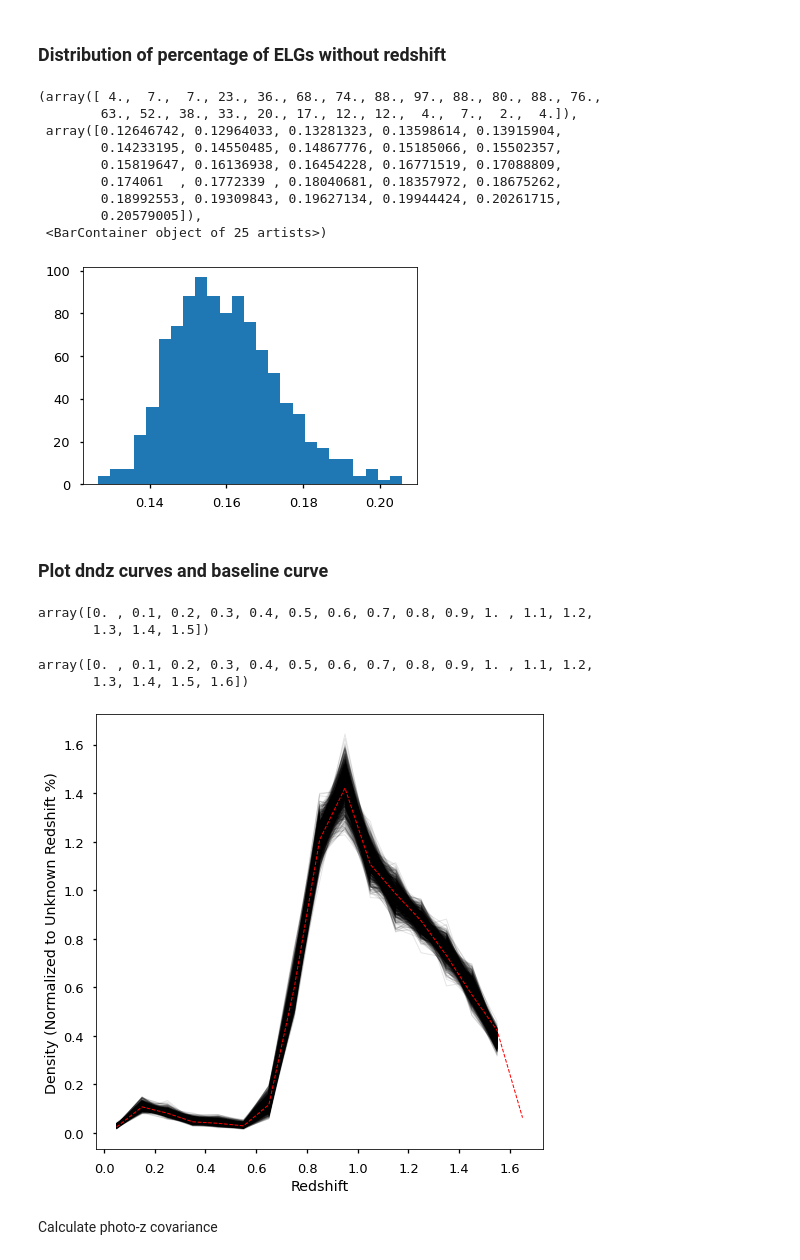
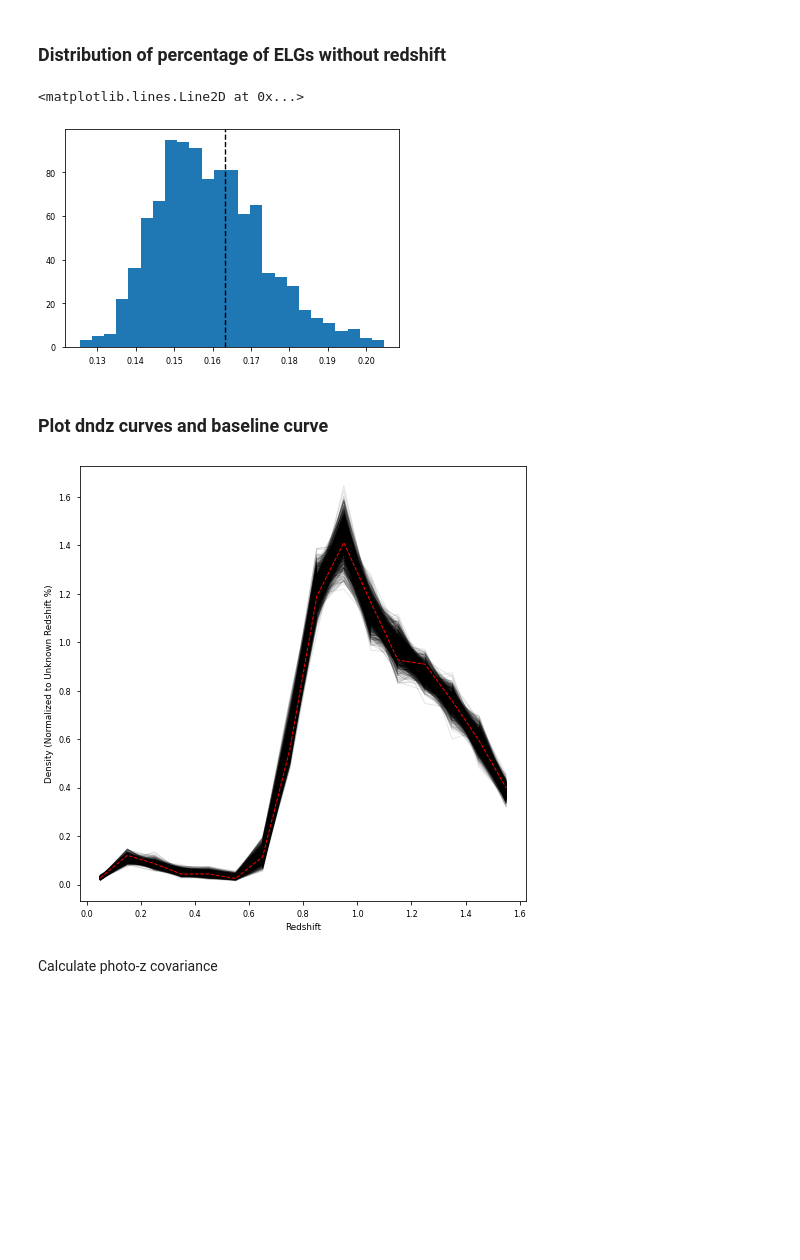
Before and after one commit to tanveerkarim/lselgsXplanck, a Jupyter notebook: notebooks/ELG_selection_and_nz.ipynb, the cells around one changed output. Saved outputs shown, nothing was run; the diff lists cells and outputs as text; code cells hidden in the pictures; blank space fills up the shorter version.

Commit message:
Freeze photo-z analysis

```diff
--- a/notebooks/ELG_selection_and_nz.ipynb
+++ b/notebooks/ELG_selection_and_nz.ipynb
@@ -896,7 +896,7 @@ tst_sz = 4*2
 trn_sz = 16*2
 # %%
 # split indices without replacement into train and test sub-samples.
-rng = np.random.default_rng(202211)
+rng = np.random.default_rng(20221109)
 tmp_tst_rosetteID = rng.choice(idxrange, tst_sz, replace = False)
 tmp_trn_rosetteID = np.setxor1d(idxrange, tmp_tst_rosetteID)
 print(tmp_tst_rosetteID)
@@ -1169,3 +1169,7 @@ decay_const = lambda P0, area : P0/area
 
 # define exponential decay; zr is the rightmost bin defined in the actual hist
 tail_pz = lambda P0, area, z, zr : P0*np.exp(-(P0/area)*(z - zr))
+# %%
+# setup variables for plotting
+bin_mid = tst_2[1][:-1] + np.diff(tst_2[1])/2
+main_bad_percnt = (test_specz == -99).sum()/len(test_specz) # frac of predicted label 1 that are label 2 from the main training in this notebook
@@ -1227,7 +1229,7 @@ bad_percnt = np.zeros(1000)
 count = 0
 for h in range(10):
     #tmparr = np.load("/pscratch/sd/t/tanveerk/photo-z/" + str(h) + "_normed.npy", allow_pickle=True)
-    tmparr = np.load("/global/cscratch1/sd/tanveerk/perlmutter_backup/photo-z/" + str(h) +
+    tmparr = np.load("/pscratch/sd/t/tanveerk/photo-z/" + str(h) +
                      "_normed.npy", allow_pickle=True) #for cori
     for i in range(10):
         for j in range(10):
@@ -1240,39 +1242,25 @@ for h in range(10):
 ### Distribution of percentage of ELGs without redshift
 # %%
 plt.hist(bad_percnt, bins = 25)
+plt.axvline(main_bad_percnt, c = 'k', ls = '--') # where the main training lies
 # %% [output]
-(array([ 4.,  7.,  7., 23., 36., 68., 74., 88., 97., 88., 80., 88., 76.,
-        63., 52., 38., 33., 20., 17., 12., 12.,  4.,  7.,  2.,  4.]),
- array([0.12646742, 0.12964033, 0.13281323, 0.13598614, 0.13915904,
-        0.14233195, 0.14550485, 0.14867776, 0.15185066, 0.15502357,
-        0.15819647, 0.16136938, 0.16454228, 0.16771519, 0.17088809,
-        0.174061  , 0.1772339 , 0.18040681, 0.18357972, 0.18675262,
-        0.18992553, 0.19309843, 0.19627134, 0.19944424, 0.20261715,
-        0.20579005]),
- <BarContainer object of 25 artists>)
+<matplotlib.lines.Line2D at 0x...>
-[figure, old version]
+[figure, new version]
 # %% [markdown]
 ### Plot dndz curves and baseline curve
-# %%
-tst_2[1]
-# %% [output]
-array([0. , 0.1, 0.2, 0.3, 0.4, 0.5, 0.6, 0.7, 0.8, 0.9, 1. , 1.1, 1.2,
-       1.3, 1.4, 1.5])
-# %%
-tmparr[0][0][1]
-# %% [output]
-array([0. , 0.1, 0.2, 0.3, 0.4, 0.5, 0.6, 0.7, 0.8, 0.9, 1. , 1.1, 1.2,
-       1.3, 1.4, 1.5, 1.6])
 # %%
 plt.figure(figsize=(8,8))
+
+
 for ii in range(1000):
-    plt.plot(tst_2[1][:-2] + np.diff(tst_2[1][:-1])/2, dndz_curves[ii] * (1 - bad_percnt[ii]), alpha = 0.1, c = 'k', lw = 1)
-plt.plot(tst_2[1][:-1] + np.diff(tst_2[1])/2, tst_2[0] * (1 - (test_specz == -99).sum()/len(test_specz)), alpha = 1, lw = 1, c = 'r', ls = '--')
+    plt.plot(bin_mid, dndz_curves[ii] * (1 - bad_percnt[ii]), alpha = 0.1, c = 'k', lw = 1)
+plt.plot(bin_mid, tst_2[0] * (1 - main_bad_percnt), alpha = 1, lw = 1, c = 'r', ls = '--')
+#plt.plot(bin_mid, pz_dist_extended[:len(bin_mid)], alpha = 1, lw = 1, c = 'y', ls = '--')
 plt.xlabel("Redshift")
 plt.ylabel("Density (Normalized to Unknown Redshift %)")
 plt.show()
 # %% [output]
-[figure, old version]
+[figure, new version]
 # %% [markdown]
 Calculate photo-z covariance
 # %%
```
Also changed, not shown: parts of 39 cells of this notebook, 5 other files.
